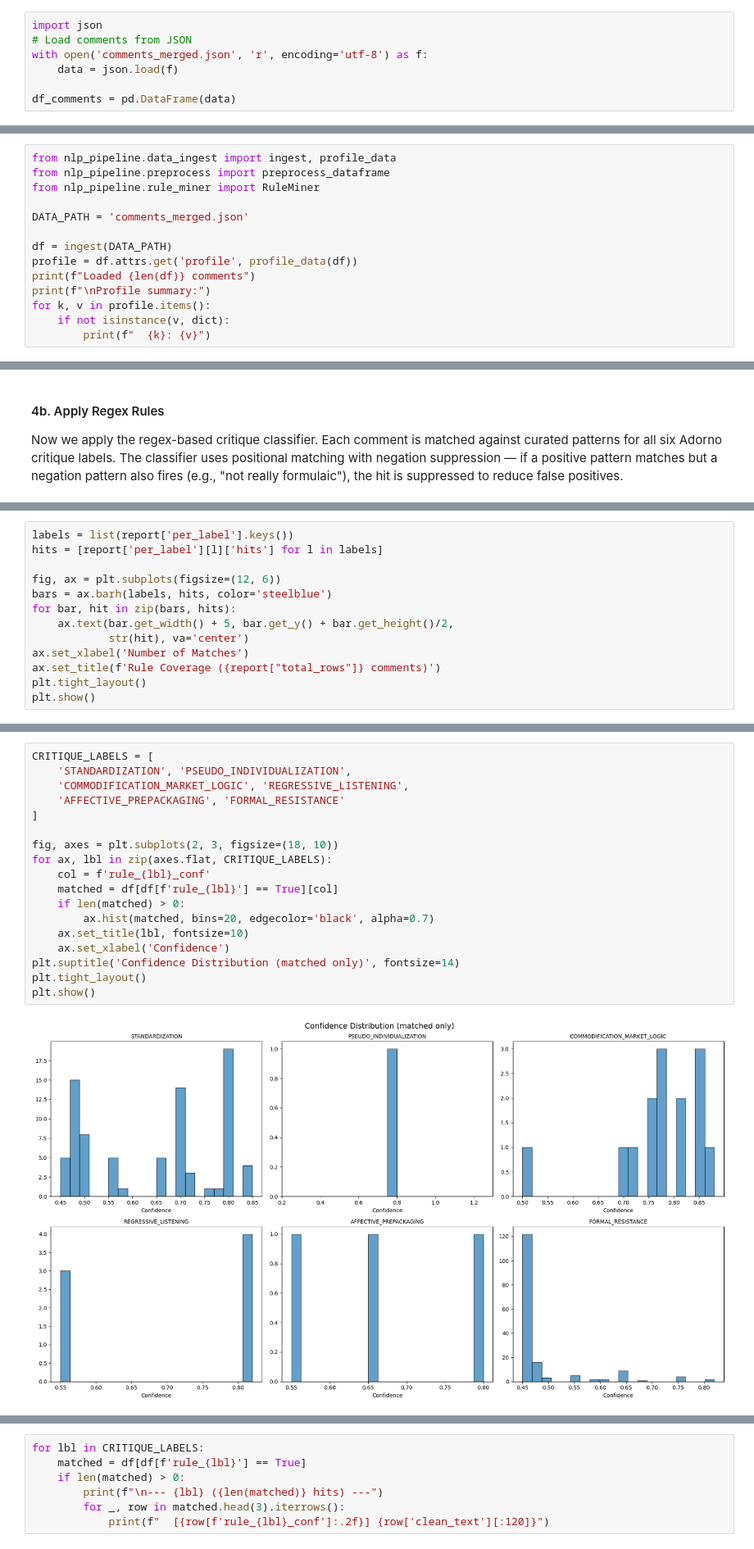
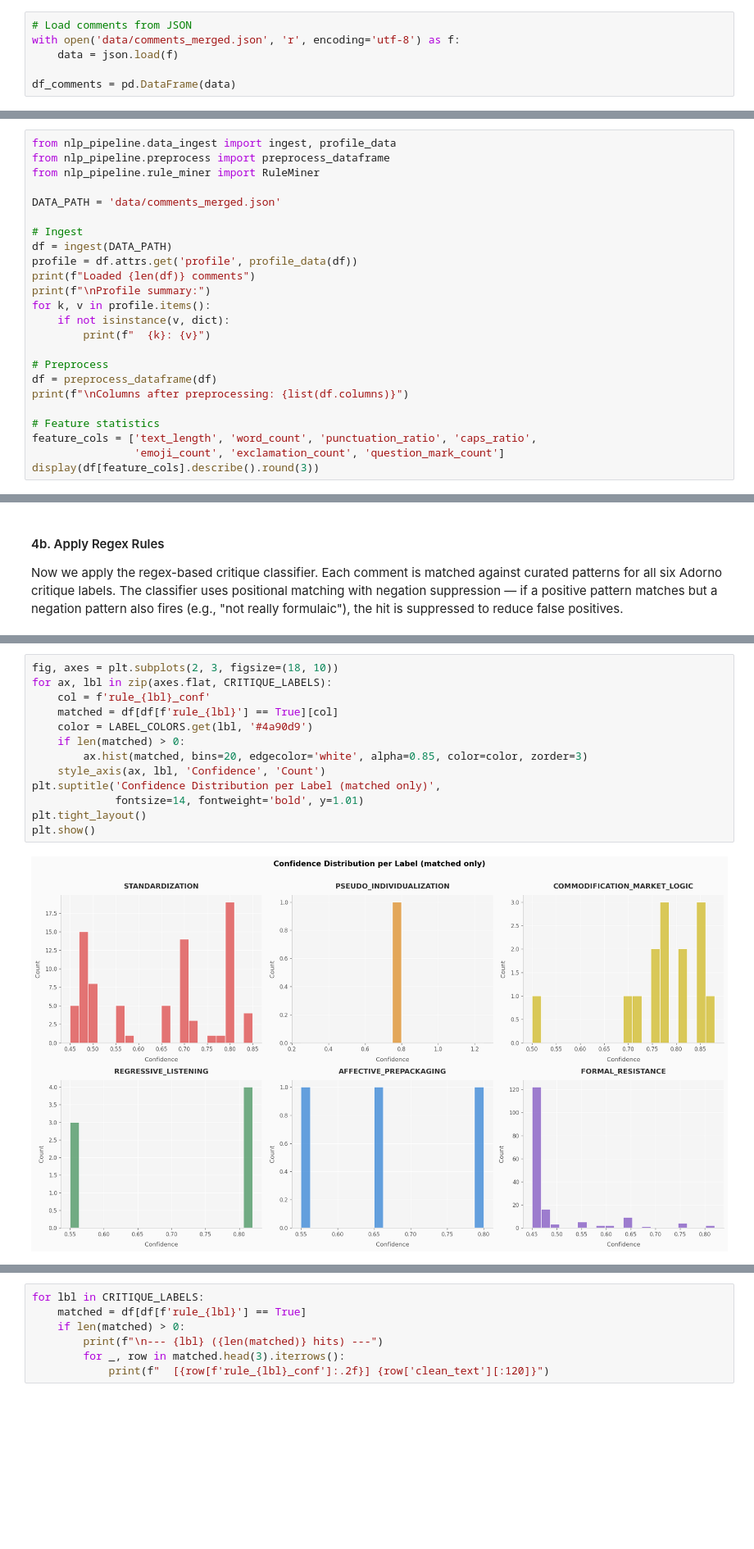
Before and after one commit to LuizFelipeBarbosa/testing-adorno, a Jupyter notebook: testing-adorno.ipynb, the cells around one changed output, grey strips where cells are left out. Shown at 82% size. Drawn from its saved outputs; the diff is of its cells as text; blank space fills up the shorter version.

Commit message:
feat: Integrate theoretical framework, NLP labels, and plotting utilities into `testing-adorno.ipynb` and update data paths, replacing `adorno_paper_notebook.ipynb`.

```diff
--- a/testing-adorno.ipynb
+++ b/testing-adorno.ipynb
@@ -73,9 +188,8 @@ with open(OUTPUT_FILE, 'w', encoding='utf-8') as f:
 
 print(f"Saved to {OUTPUT_FILE}\n")
 # %%
-import json
 # Load comments from JSON
-with open('comments_merged.json', 'r', encoding='utf-8') as f:
+with open('data/comments_merged.json', 'r', encoding='utf-8') as f:
     data = json.load(f)
 
 df_comments = pd.DataFrame(data)
@@ -270,8 +475,9 @@ from nlp_pipeline.data_ingest import ingest, profile_data
 from nlp_pipeline.preprocess import preprocess_dataframe
 from nlp_pipeline.rule_miner import RuleMiner
 
-DATA_PATH = 'comments_merged.json'
+DATA_PATH = 'data/comments_merged.json'
 
+# Ingest
 df = ingest(DATA_PATH)
 profile = df.attrs.get('profile', profile_data(df))
 print(f"Loaded {len(df)} comments")
@@ -279,4 +485,13 @@ print(f"\nProfile summary:")
 for k, v in profile.items():
     if not isinstance(v, dict):
         print(f"  {k}: {v}")
+
+# Preprocess
+df = preprocess_dataframe(df)
+print(f"\nColumns after preprocessing: {list(df.columns)}")
+
+# Feature statistics
+feature_cols = ['text_length', 'word_count', 'punctuation_ratio', 'caps_ratio',
+                'emoji_count', 'exclamation_count', 'question_mark_count']
+display(df[feature_cols].describe().round(3))
 # %% [output]
@@ -376,13 +574,0 @@ Let's visualize how many comments each critique category captured.
-# %%
-labels = list(report['per_label'].keys())
-hits = [report['per_label'][l]['hits'] for l in labels]
-
-fig, ax = plt.subplots(figsize=(12, 6))
-bars = ax.barh(labels, hits, color='steelblue')
-for bar, hit in zip(bars, hits):
-    ax.text(bar.get_width() + 5, bar.get_y() + bar.get_height()/2,
-            str(hit), va='center')
-ax.set_xlabel('Number of Matches')
-ax.set_title(f'Rule Coverage ({report["total_rows"]} comments)')
-plt.tight_layout()
-plt.show()
@@ -391,21 +656,16 @@ plt.show()
 # %%
-CRITIQUE_LABELS = [
-    'STANDARDIZATION', 'PSEUDO_INDIVIDUALIZATION',
-    'COMMODIFICATION_MARKET_LOGIC', 'REGRESSIVE_LISTENING',
-    'AFFECTIVE_PREPACKAGING', 'FORMAL_RESISTANCE'
-]
-
 fig, axes = plt.subplots(2, 3, figsize=(18, 10))
 for ax, lbl in zip(axes.flat, CRITIQUE_LABELS):
     col = f'rule_{lbl}_conf'
     matched = df[df[f'rule_{lbl}'] == True][col]
+    color = LABEL_COLORS.get(lbl, '#4a90d9')
     if len(matched) > 0:
-        ax.hist(matched, bins=20, edgecolor='black', alpha=0.7)
-    ax.set_title(lbl, fontsize=10)
-    ax.set_xlabel('Confidence')
-plt.suptitle('Confidence Distribution (matched only)', fontsize=14)
+        ax.hist(matched, bins=20, edgecolor='white', alpha=0.85, color=color, zorder=3)
+    style_axis(ax, lbl, 'Confidence', 'Count')
+plt.suptitle('Confidence Distribution per Label (matched only)',
+             fontsize=14, fontweight='bold', y=1.01)
 plt.tight_layout()
 plt.show()
 # %% [output]
-[figure, old version]
+[figure, new version]
 # %% [markdown]
```
Also changed, not shown: parts of 39 cells of this notebook, 1 other file.
